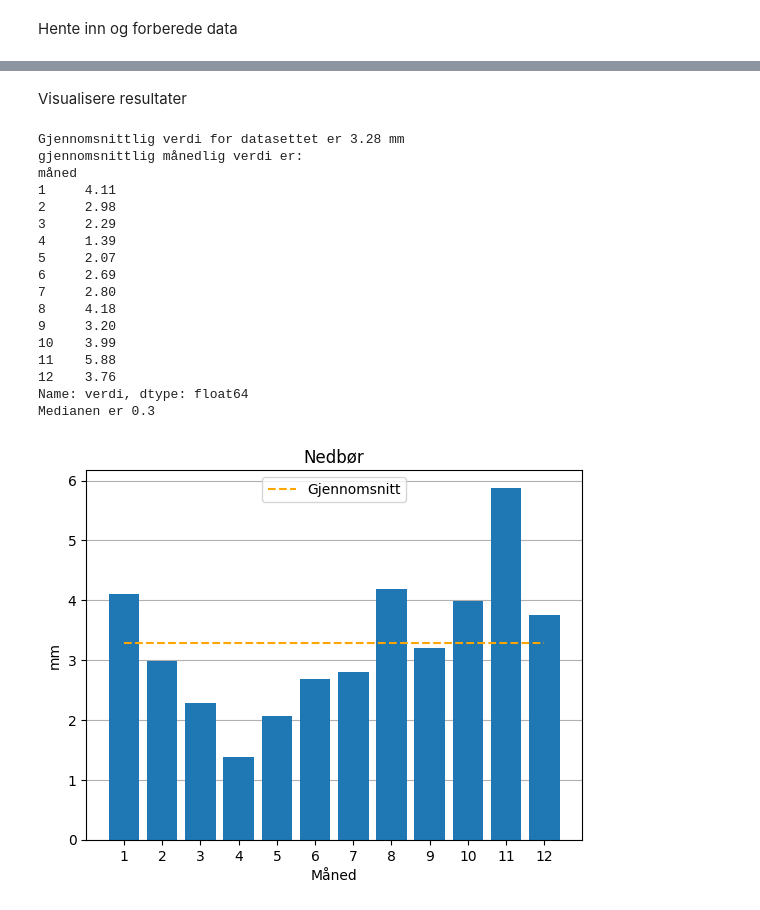
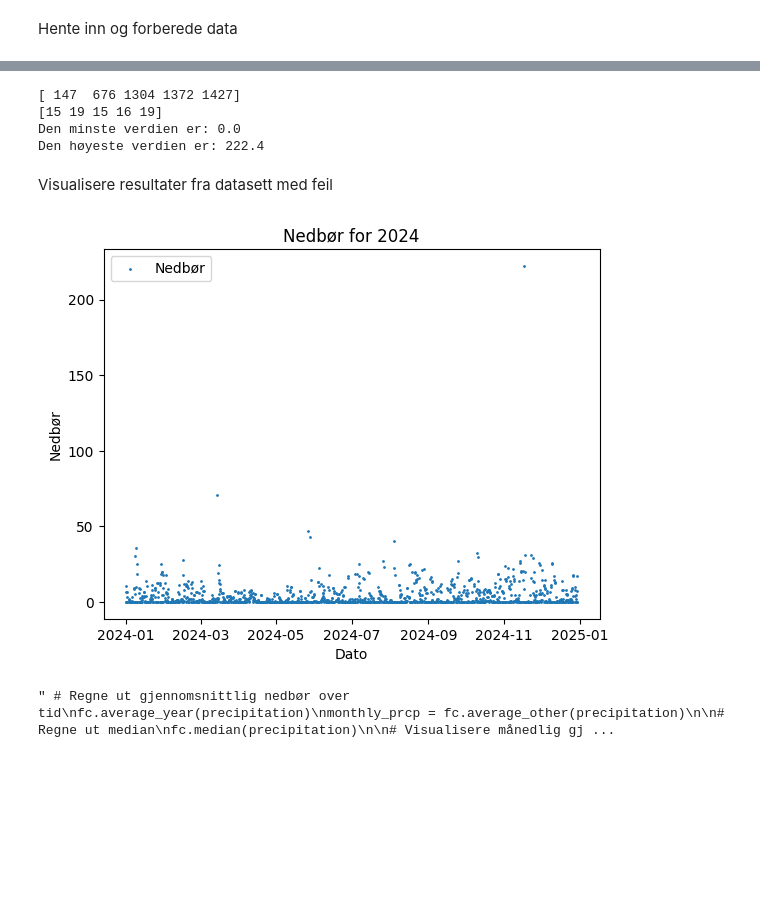
Before and after one commit to Sofihage/Milj-dataanalyse, a Jupyter notebook: notebooks/precipitation.ipynb, the cells around one changed output, grey strips where cells are left out. Drawn from its saved outputs; the diff is of its cells as text; code cells hidden in the pictures; blank space fills up the shorter version.

```diff
--- a/notebooks/precipitation.ipynb
+++ b/notebooks/precipitation.ipynb
@@ -42,31 +50,49 @@ tidsforskyvning har fått labels
+# %%
+# Lagrer de linjene i precipitation det går utover
+np.random.seed(123)
+
+# Sier jeg vil ha 5 verdier og at de skal velges ut ifra lengden på precipitation
+numExtreme = 5
+mod_indices = np.random.choice(len(precipitation), numExtreme, replace=False)
+
+print(mod_indices)
+
+# Velger så 5 verdier mellom 15 og 19
+extreme_value = np.random.randint(15, 20, len(mod_indices))
+print(extreme_value)
+
+# Så ganger jeg de valgte verdiene i precipitation med extreme_values
+precipitation.loc[mod_indices, 'verdi'] *= extreme_value
+
+# Printer hva den høyeste og laveste verdien er
+print('Den minste verdien er:', precipitation['verdi'].min())
+print('Den høyeste verdien er:', precipitation['verdi'].max())
+# %% [output]
+[ 147  676 1304 1372 1427]
+[15 19 15 16 19]
+Den minste verdien er: 0.0
+Den høyeste verdien er: 222.4
 # %% [markdown]
-Visualisere resultater
+Visualisere resultater fra datasett med feil
 # %%
-# Regne ut gjennomsnittlig nedbør over tid
-fc.average_year(csv_prcp)
-monthly_prcp = fc.average_month(csv_prcp)
+# Visualiserer datasettet med extreme verdier
+plt.scatter(date, precipitation['verdi'], label="Nedbør", s=1)
+plt.xlabel('Dato')
+plt.ylabel('Nedbør')
+plt.title('Nedbør for 2024')
+plt.legend()
+plt.show()
+
+
+""" # Regne ut gjennomsnittlig nedbør over tid
+fc.average_year(precipitation)
+monthly_prcp = fc.average_other(precipitation)
 
 # Regne ut median
-fc.median(csv_prcp)
+fc.median(precipitation)
 
 # Visualisere månedlig gjennomsnitt
-fc.average_month_bargraph(monthly_prcp, 'Nedbør', 'mm')
+fc.average_month_bargraph(monthly_prcp, 'Nedbør', 'mm') """
 # %% [output]
+[figure, new version]
-Gjennomsnittlig verdi for datasettet er 3.28 mm
-gjennomsnittlig månedlig verdi er:
-måned
-1     4.11
-2     2.98
-3     2.29
-4     1.39
-5     2.07
-6     2.69
-7     2.80
-8     4.18
-9     3.20
-10    3.99
-11    5.88
-12    3.76
-Name: verdi, dtype: float64
-Medianen er 0.3
+" # Regne ut gjennomsnittlig nedbør over tid\nfc.average_year(precipitation)\nmonthly_prcp = fc.average_other(precipitation)\n\n# Regne ut median\nfc.median(precipitation)\n\n# Visualisere månedlig gj ...
-[figure, old version]
```
Also changed, not shown: parts of 14 cells of this notebook.
